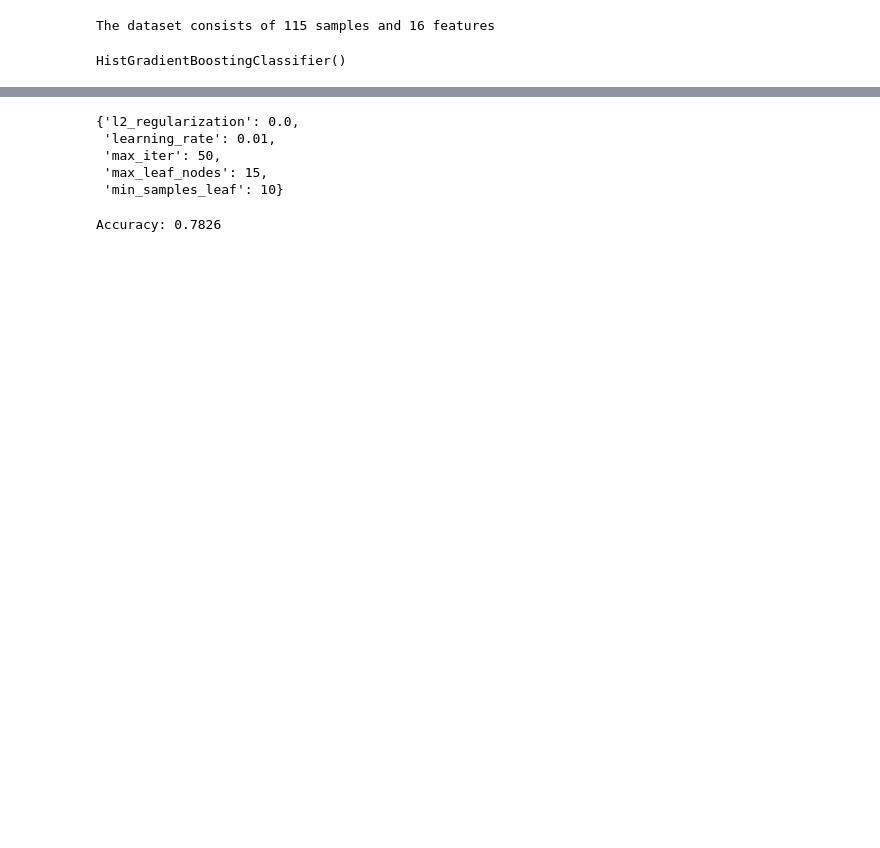
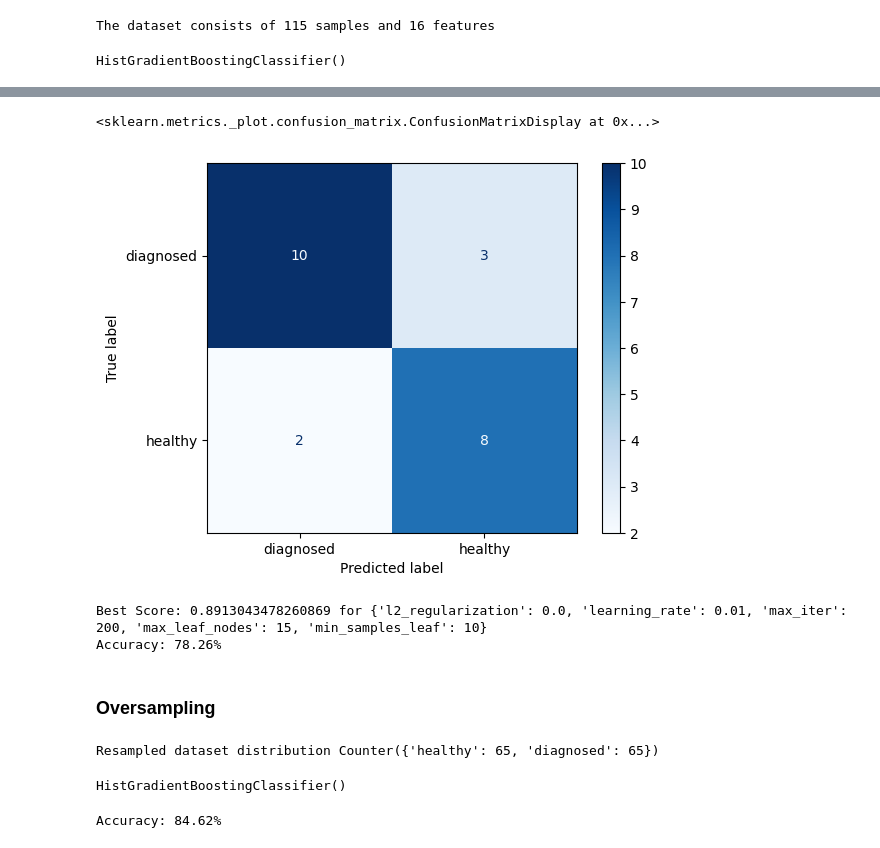
Before and after one commit to shaaleissa/colon_predictions, a Jupyter notebook: HGB_model.ipynb, the cells around one changed output, grey strips where cells are left out. Drawn from its saved outputs; the diff is of its cells as text; code cells hidden in the pictures; blank space fills up the shorter version.

```diff
--- a/HGB_model.ipynb
+++ b/HGB_model.ipynb
@@ -33,14 +36,14 @@ The dataset consists of 115 samples and 16 features
 # %%
 # define the model
 import sklearn
-model = HistGradientBoostingClassifier()
+OG_model = HistGradientBoostingClassifier()
 # fit the model on the whole dataset
-model.fit(X_train, y_train)
+OG_model.fit(X_train, y_train)
 # %% [output]
 HistGradientBoostingClassifier()
 # %%
 #evaluate the model
-y_pred = model.predict(X_test)
-accuracy = accuracy_score(y_test, y_pred)
-print(f"Accuracy: {accuracy:.4f}")
+y_pred = OG_model.predict(X_test)
+OG_accuracy = accuracy_score(y_test, y_pred)
+print("Accuracy: %.2f%%" % (OG_accuracy * 100.0))
 # %% [output]
@@ -48,3 +63,11 @@ Accuracy: 0.7826
+# %%
+#confusion matrix
+cm = confusion_matrix(y_test, y_pred)
+disp = ConfusionMatrixDisplay(confusion_matrix=cm, display_labels=OG_model.classes_)
+disp.plot(cmap=plt.cm.Blues)
+# %% [output]
+<sklearn.metrics._plot.confusion_matrix.ConfusionMatrixDisplay at 0x...>
+[figure, added]
 # %%
 #grip search
 
@@ -59,7 +82,7 @@ param_grid = {
     'l2_regularization': [0.0, 0.1, 1.0]
 }
 
-cv=KFold(n_splits=10, random_state=1, shuffle=True)
+cv=KFold(n_splits=4, random_state=1, shuffle=True)
 
 grid = GridSearchCV(estimator=model,
                     param_grid=param_grid, n_jobs=-1,
@@ -68,11 +91,14 @@ grid = GridSearchCV(estimator=model,
                     error_score=0)
 
 grid_result = grid.fit(X_train, y_train)
+
+print(f'Best Score: {grid_result.best_score_} for {grid_result.best_params_}')
+
+best_model = grid_result.best_estimator_
+best_model.fit(X_train, y_train)
+best_y_pred = best_model.predict(X_test)
+best_accuracy = accuracy_score(y_test, best_y_pred)
+print("Accuracy: %.2f%%" % (best_accuracy * 100.0))
+# %% [output]
+Best Score: 0.8913043478260869 for {'l2_regularization': 0.0, 'learning_rate': 0.01, 'max_iter': 200, 'max_leaf_nodes': 15, 'min_samples_leaf': 10}
+Accuracy: 78.26%
-# %%
-grid_result.best_params_
-# %% [output]
-{'l2_regularization': 0.0,
- 'learning_rate': 0.01,
- 'max_iter': 50,
- 'max_leaf_nodes': 15,
- 'min_samples_leaf': 10}
@@ -83,5 +105,11 @@ y_pred1 = best_model.predict(X_test)
-# %%
-accuracy = accuracy_score(y_test, y_pred1)
-print(f"Accuracy: {accuracy:.4f}")
-# %% [output]
-Accuracy: 0.7826
+# %% [markdown]
+<h3> Oversampling </h3>
+# %%
+#Apply SMOTE
+sm = SMOTE(random_state=42)
+X_res, y_res = sm.fit_resample(X, y)
+
+# Check distribution after SMOTE
+print('Resampled dataset distribution %s' % Counter(y_res))
+# %% [output]
+Resampled dataset distribution Counter({'healthy': 65, 'diagnosed': 65})
@@ -87,0 +122,12 @@ Accuracy: 0.7826
+# %%
+# fit the model on the train dataset
+over_model.fit(X_train1, y_train1)
+# %% [output]
+HistGradientBoostingClassifier()
+# %%
+#evaluate the model
+y_pred_over = over_model.predict(X_test1)
+over_accuracy = accuracy_score(y_test1, y_pred_over)
+print("Accuracy: %.2f%%" % (over_accuracy * 100.0))
+# %% [output]
+Accuracy: 84.62%
```
Also changed, not shown: parts of 16 cells of this notebook, 2 other files.
